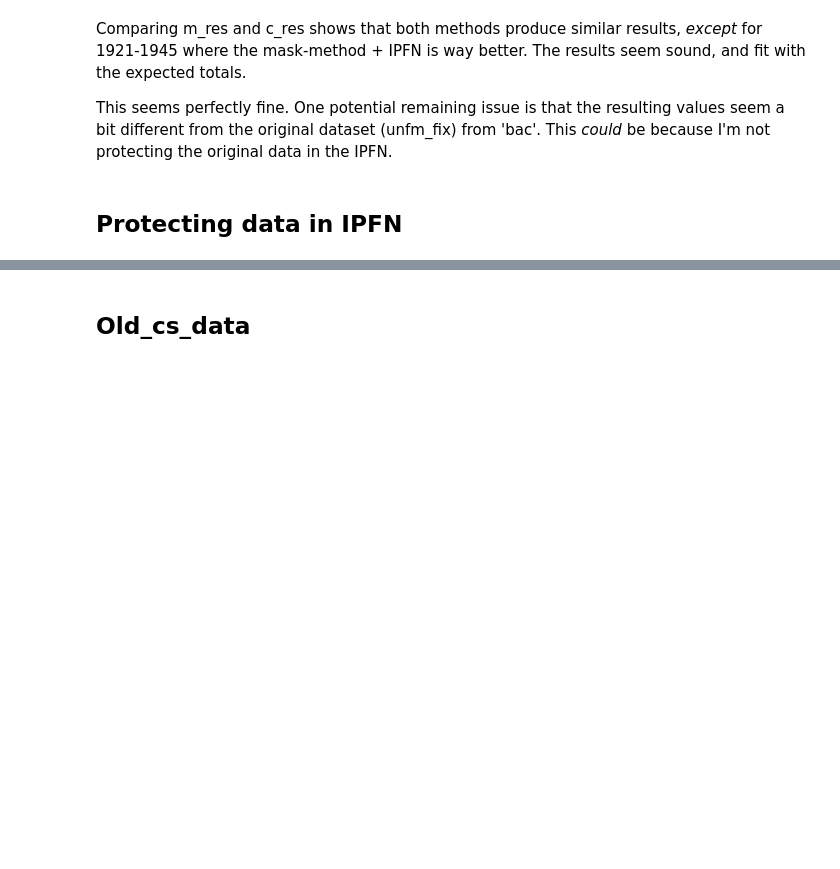
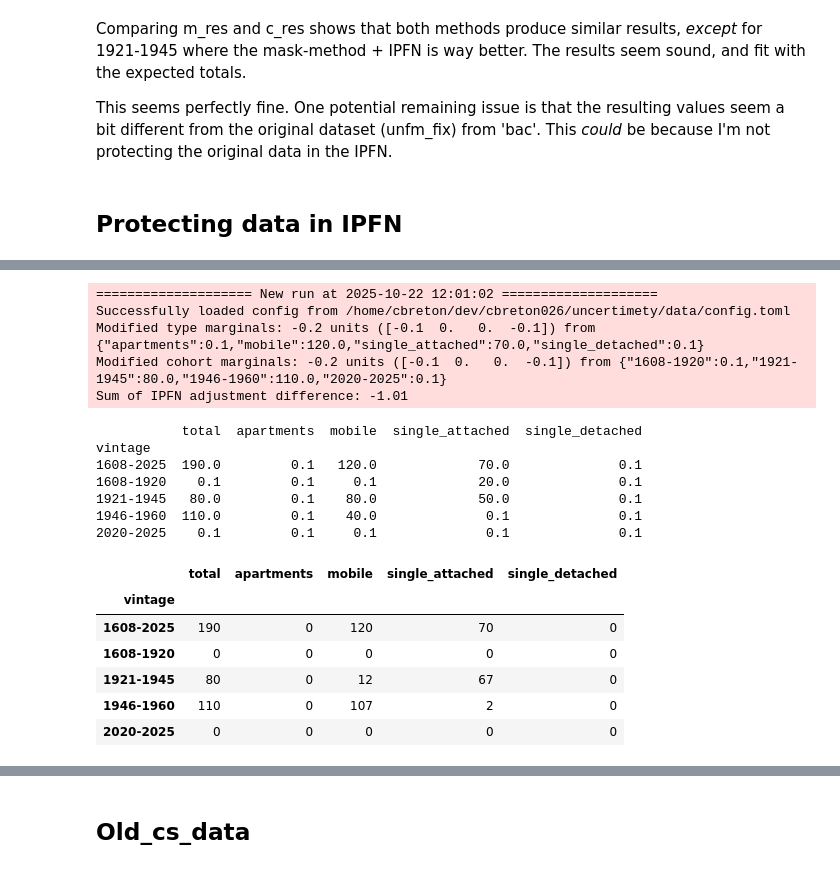
Before and after one commit to CBreton026/uncertimety, a Jupyter notebook: src/uncertimety/temp.ipynb, the cells around one changed output, grey strips where cells are left out. Drawn from its saved outputs; the diff is of its cells as text; code cells hidden in the pictures; blank space fills up the shorter version.

```diff
--- a/src/uncertimety/temp.ipynb
+++ b/src/uncertimety/temp.ipynb
@@ -732,0 +1459,27 @@ sample_mask
+# %%
+import importlib
+importlib.reload(itp)
+
+new, diff = itp.reconcile_data_with_marginals(input_df, protect_original=True)
+display(new)
+# If there are zeros in, e.g., 1608-2025, it breaks
+# %% [output]
+==================== New run at 2025-10-22 12:01:02 ====================
+Successfully loaded config from /home/cbreton/dev/cbreton026/uncertimety/data/config.toml
+Modified type marginals: -0.2 units ([-0.1  0.   0.  -0.1]) from {"apartments":0.1,"mobile":120.0,"single_attached":70.0,"single_detached":0.1}
+Modified cohort marginals: -0.2 units ([-0.1  0.   0.  -0.1]) from {"1608-1920":0.1,"1921-1945":80.0,"1946-1960":110.0,"2020-2025":0.1}
+Sum of IPFN adjustment difference: -1.01
+           total  apartments  mobile  single_attached  single_detached
+vintage
+1608-2025  190.0         0.1   120.0             70.0              0.1
+1608-1920    0.1         0.1     0.1             20.0              0.1
+1921-1945   80.0         0.1    80.0             50.0              0.1
+1946-1960  110.0         0.1    40.0              0.1              0.1
+2020-2025    0.1         0.1     0.1              0.1              0.1
+|  | total | apartments | mobile | single_attached | single_detached |
+| vintage |  |  |  |  |  |
+| 1608-2025 | 190 | 0 | 120 | 70 | 0 |
+| 1608-1920 | 0 | 0 | 0 | 0 | 0 |
+| 1921-1945 | 80 | 0 | 12 | 67 | 0 |
+| 1946-1960 | 110 | 0 | 107 | 2 | 0 |
+| 2020-2025 | 0 | 0 | 0 | 0 | 0 |
```
Also changed, not shown: parts of 33 cells of this notebook.
